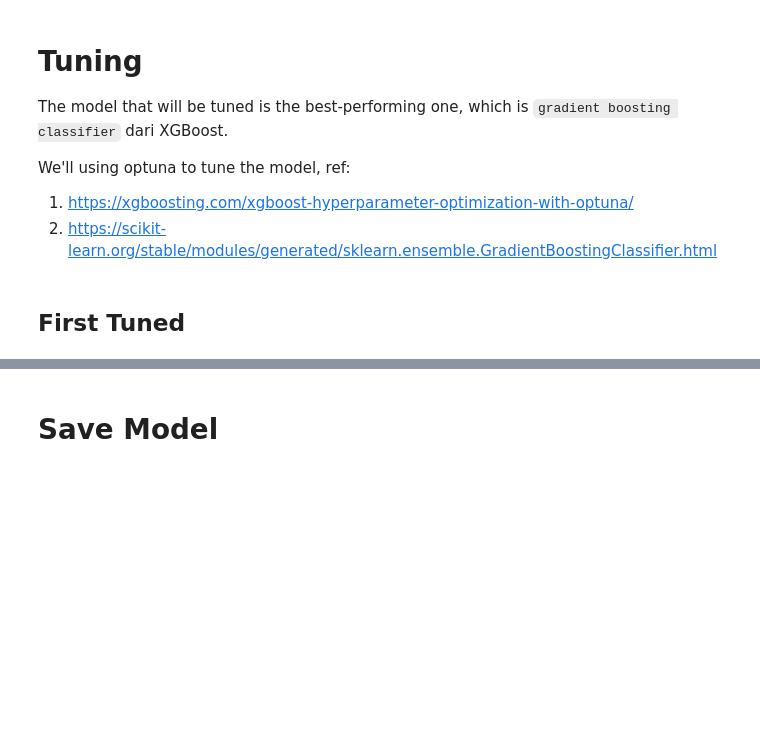
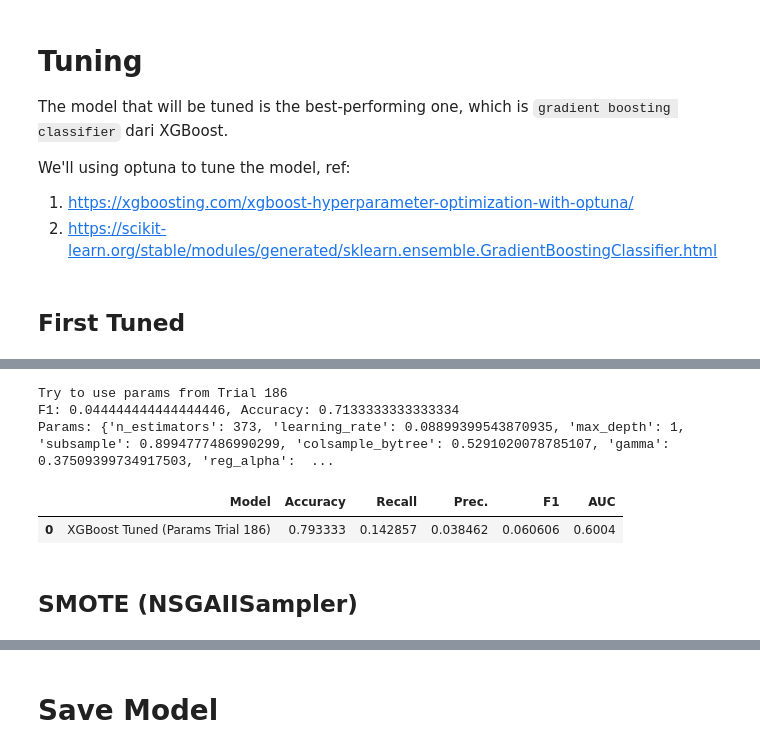
Before and after one commit to Team-9-DeployCamp/fraud-detection, a Jupyter notebook: modelling.ipynb, the cells around one changed output, grey strips where cells are left out. Cells and saved outputs as stored; diff of their text form; code cells hidden in the pictures; blank space fills up the shorter version.

```diff
--- a/modelling.ipynb
+++ b/modelling.ipynb
@@ -665,0 +869,41 @@ xgb_tuned_metrics_eval
+# %%
+# check params in trial 186
+if 186 < len(study_multi_objective_2.trials):
+    selected_trial_186 = study_multi_objective_2.trials[186]
+
+    # store best params
+    best_params_trial186 = selected_trial_186.params
+    best_f1_trial186 = selected_trial_186.values[0]
+    best_accuracy_trial186 = selected_trial_186.values[1]
+
+    # print the result
+    print(f"Try to use params from Trial {selected_trial_186.number}")
+    print(f'F1: {best_f1_trial186}, Accuracy: {best_accuracy_trial186}')
+    print(f"Params: {best_params_trial186}")
+# %% [output]
+Try to use params from Trial 186
+F1: 0.044444444444444446, Accuracy: 0.7133333333333334
+Params: {'n_estimators': 373, 'learning_rate': 0.08899399543870935, 'max_depth': 1, 'subsample': 0.8994777486990299, 'colsample_bytree': 0.5291020078785107, 'gamma': 0.37509399734917503, 'reg_alpha':  ...
+# %%
+# evaluation on test set
+model_tuned_params186 = xgb.XGBClassifier(**best_params_trial186)
+model_tuned_params186.fit(X_train_log_SMOTE, y_train_log_SMOTE)
+
+# predict on set test
+y_pred_test_params186 = model_tuned_params186.predict(X_test_log)
+y_proba_test_params186 = model_tuned_params186.predict_proba(X_test_log)[:, 1]
+
+# get the mterics from tuned params trial on no.186
+metrics_params186_test = get_final_metrics_df(
+    f'XGBoost Tuned (Params Trial 186)',
+    y_test_log,
+    y_pred_test_params186,
+    y_proba_test_params186)
+
+# print the result
+metrics_params186_test
+# %% [output]
+|  | Model | Accuracy | Recall | Prec. | F1 | AUC |
+| 0 | XGBoost Tuned (Params Trial 186) | 0.793333 | 0.142857 | 0.038462 | 0.060606 | 0.6004 |
+# %% [markdown]
+## SMOTE (NSGAIISampler)
```
Also changed, not shown: parts of 23 cells of this notebook.
